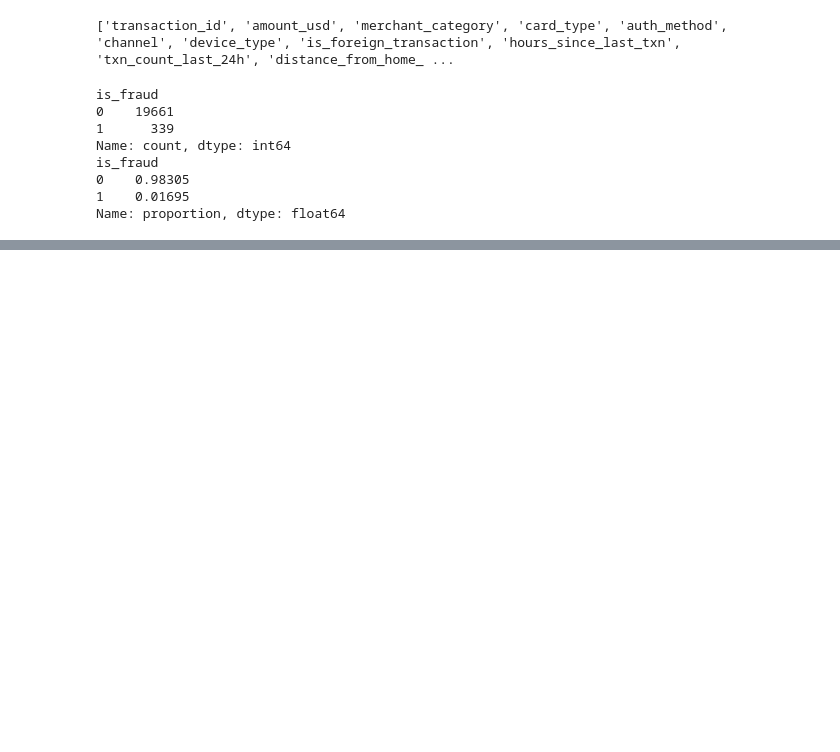
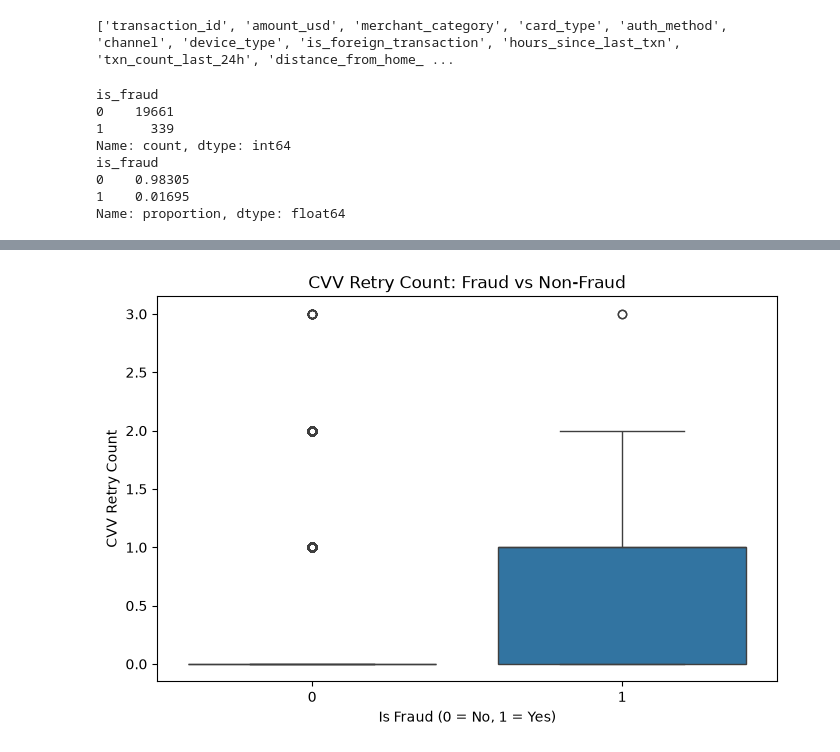
Before and after one commit to ISeckAli/Fraud-detection, a Jupyter notebook: notebooks/01_eda.ipynb, the cells around one changed output, grey strips where cells are left out. Cells and saved outputs as stored; diff of their text form; code cells hidden in the pictures; blank space fills up the shorter version.

```diff
--- a/notebooks/01_eda.ipynb
+++ b/notebooks/01_eda.ipynb
@@ -42,0 +134,12 @@ Name: proportion, dtype: float64
+# %%
+# Compare cvv_retry_count between fraud and non-fraud transactions.
+# Repeated CVV entry attempts often indicate someone guessing card details,
+# a common fraud pattern, so this may show a strong separation.
+plt.figure(figsize=(8, 5))
+sns.boxplot(data=df, x="is_fraud", y="cvv_retry_count")
+plt.title("CVV Retry Count: Fraud vs Non-Fraud")
+plt.xlabel("Is Fraud (0 = No, 1 = Yes)")
+plt.ylabel("CVV Retry Count")
+plt.show()
+# %% [output]
+[figure, added]
```
Also changed, not shown: parts of 5 cells of this notebook.
